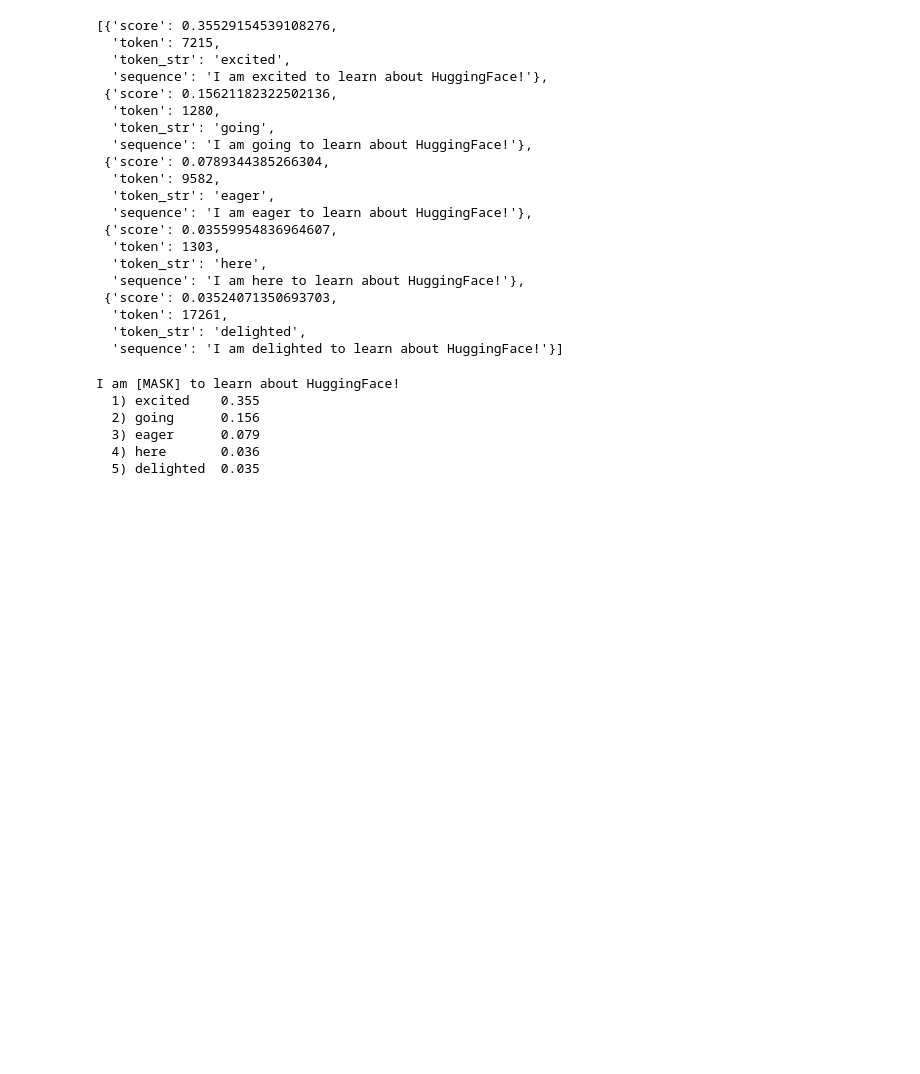
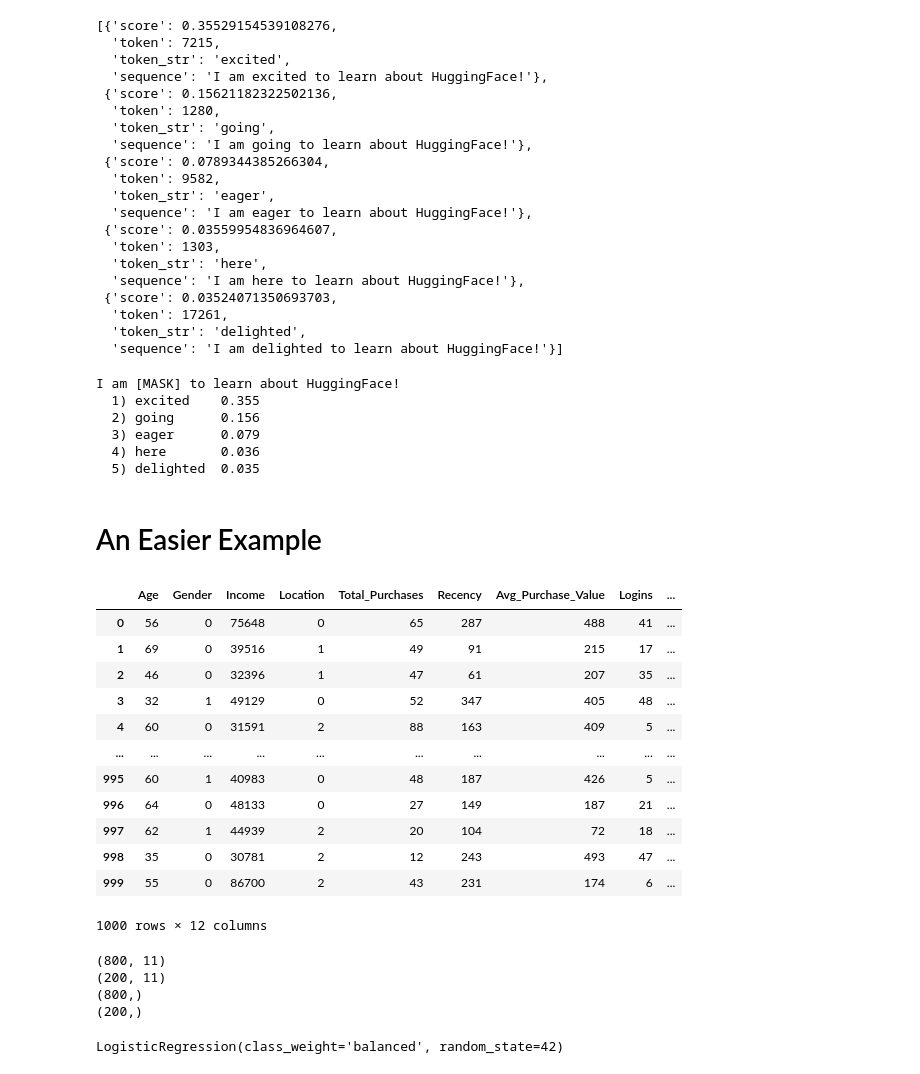
Before and after one commit to Savoxism/SOICT-Hackathon-2024, a Jupyter notebook: SP24_Hugging_Face_Transformers_Tutorial.ipynb, the cells around one changed output. Cells and saved outputs as stored; diff of their text form; code cells hidden in the pictures; blank space fills up the shorter version.

```diff
--- a/SP24_Hugging_Face_Transformers_Tutorial.ipynb
+++ b/SP24_Hugging_Face_Transformers_Tutorial.ipynb
@@ -690,3 +690,5 @@ I am [MASK] to learn about HuggingFace!
   3) eager      0.079
   4) here       0.036
   5) delighted  0.035
+# %% [markdown]
+# An Easier Example
@@ -692,0 +746,16 @@ I am [MASK] to learn about HuggingFace!
+# %%
+data
+# %% [output]
+|  | Age | Gender | Income | Location | Total_Purchases | Recency | Avg_Purchase_Value | Logins | ... |
+| 0 | 56 | 0 | 75648 | 0 | 65 | 287 | 488 | 41 | ... |
+| 1 | 69 | 0 | 39516 | 1 | 49 | 91 | 215 | 17 | ... |
+| 2 | 46 | 0 | 32396 | 1 | 47 | 61 | 207 | 35 | ... |
+| 3 | 32 | 1 | 49129 | 0 | 52 | 347 | 405 | 48 | ... |
+| 4 | 60 | 0 | 31591 | 2 | 88 | 163 | 409 | 5 | ... |
+| ... | ... | ... | ... | ... | ... | ... | ... | ... | ... |
+| 995 | 60 | 1 | 40983 | 0 | 48 | 187 | 426 | 5 | ... |
+| 996 | 64 | 0 | 48133 | 0 | 27 | 149 | 187 | 21 | ... |
+| 997 | 62 | 1 | 44939 | 2 | 20 | 104 | 72 | 18 | ... |
+| 998 | 35 | 0 | 30781 | 2 | 12 | 243 | 493 | 47 | ... |
+| 999 | 55 | 0 | 86700 | 2 | 43 | 231 | 174 | 6 | ... |
+1000 rows × 12 columns
@@ -692,0 +764,10 @@ I am [MASK] to learn about HuggingFace!
+# %%
+print(X_train.shape)
+print(X_test.shape)
+print(y_train.shape)
+print(y_test.shape)
+# %% [output]
+(800, 11)
+(200, 11)
+(800,)
+(200,)
@@ -692,0 +778,5 @@ I am [MASK] to learn about HuggingFace!
+# %%
+model = LogisticRegression(random_state=42, class_weight='balanced')
+model.fit(X_train_scaled, y_train)
+# %% [output]
+LogisticRegression(class_weight='balanced', random_state=42)
```
Also changed, not shown: parts of 7 cells of this notebook, 3 other files.
